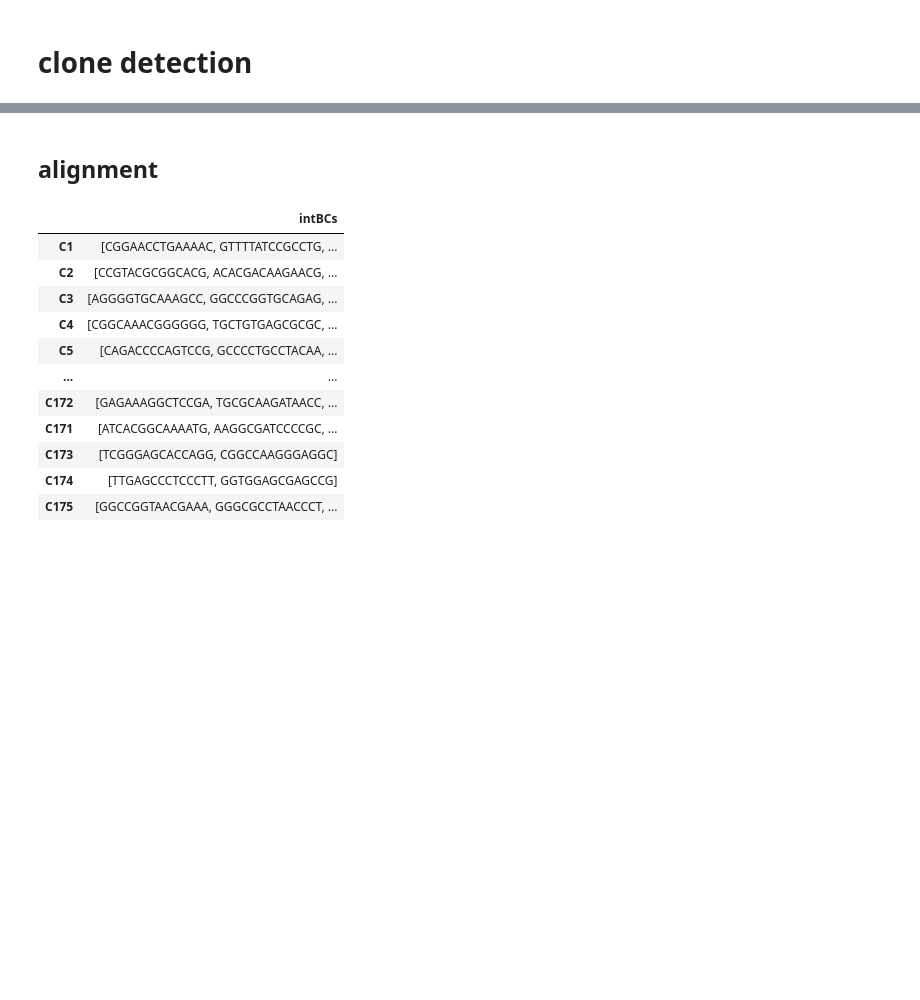
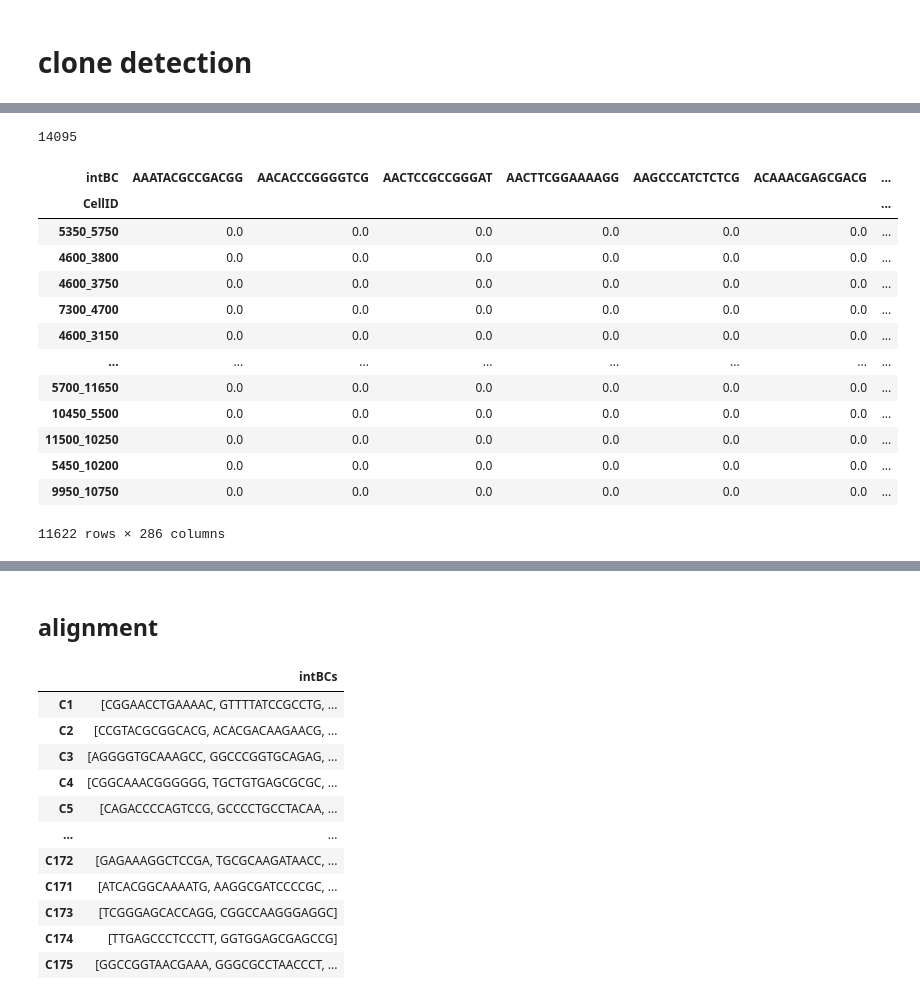
Before and after one commit to liangzhenhou/eTRACER, a Jupyter notebook: LineageTracing/spatial/step04_clone_detection_and_allele_table_generation.ipynb, the cells around one changed output, grey strips where cells are left out. Cells and saved outputs as stored; diff of their text form; code cells hidden in the pictures; blank space fills up the shorter version.

```diff
--- a/LineageTracing/spatial/step04_clone_detection_and_allele_table_generation.ipynb
+++ b/LineageTracing/spatial/step04_clone_detection_and_allele_table_generation.ipynb
@@ -257,0 +273,4 @@ Text(0, 0.5, 'Number of cells')
+# %%
+len(set(umi_table_tmp['CellID']))
+# %% [output]
+14095
@@ -257,0 +299,53 @@ Text(0, 0.5, 'Number of cells')
+# %%
+# refine after lGs made
+master_LGs, master_intBCs = lineage_utils.filter_intbcs_lg_sets(
+    piv_assigned, min_intbc_thresh=min_intbc_thresh
+)
+
+kinship_scores = lineage_utils.score_lineage_kinships(
+    piv_assigned, master_LGs, master_intBCs
+)
+kinship_scores = kinship_scores[kinship_scores['maxOverlap'] > 0.5] # doublet remove
+piv_assigned = piv_assigned.loc[kinship_scores.index,:]
+piv_assigned['lineageGrp'] = kinship_scores['lineageGrp']
+
+piv_assigned['lineageGrp'] = pd.Categorical(piv_assigned['lineageGrp'], categories=piv_assigned['lineageGrp'].value_counts().index, ordered=True)
+piv_assigned = piv_assigned.sort_values('lineageGrp')
+
+master_LGs, master_intBCs = lineage_utils.filter_intbcs_lg_sets(
+    piv_assigned, min_intbc_thresh=min_intbc_thresh
+)
+
+LGs = []
+for LG in  piv_assigned['lineageGrp']:
+    if LG in LGs:
+        pass
+    else:
+        LGs.append(LG)
+
+intBCs_all = []
+master_intBCs_filtered = {}
+for LG in LGs:
+    intBCs = master_intBCs[(int(LG),)]
+    intBCs = list(set(intBCs).difference(set(intBCs_all)))
+    master_intBCs_filtered[(int(LG),)] = intBCs
+    intBCs_all = intBCs_all + intBCs
+
+intBCs_final = sum(list(master_intBCs_filtered.values()),[])
+# %%
+piv_assigned
+# %% [output]
+| intBC | AAATACGCCGACGG | AACACCCGGGGTCG | AACTCCGCCGGGAT | AACTTCGGAAAAGG | AAGCCCATCTCTCG | ACAAACGAGCGACG | ... |
+| CellID |  |  |  |  |  |  | ... |
+| 5350_5750 | 0.0 | 0.0 | 0.0 | 0.0 | 0.0 | 0.0 | ... |
+| 4600_3800 | 0.0 | 0.0 | 0.0 | 0.0 | 0.0 | 0.0 | ... |
+| 4600_3750 | 0.0 | 0.0 | 0.0 | 0.0 | 0.0 | 0.0 | ... |
+| 7300_4700 | 0.0 | 0.0 | 0.0 | 0.0 | 0.0 | 0.0 | ... |
+| 4600_3150 | 0.0 | 0.0 | 0.0 | 0.0 | 0.0 | 0.0 | ... |
+| ... | ... | ... | ... | ... | ... | ... | ... |
+| 5700_11650 | 0.0 | 0.0 | 0.0 | 0.0 | 0.0 | 0.0 | ... |
+| 10450_5500 | 0.0 | 0.0 | 0.0 | 0.0 | 0.0 | 0.0 | ... |
+| 11500_10250 | 0.0 | 0.0 | 0.0 | 0.0 | 0.0 | 0.0 | ... |
+| 5450_10200 | 0.0 | 0.0 | 0.0 | 0.0 | 0.0 | 0.0 | ... |
+| 9950_10750 | 0.0 | 0.0 | 0.0 | 0.0 | 0.0 | 0.0 | ... |
+11622 rows × 286 columns
```
Also changed, not shown: parts of 43 cells of this notebook.
